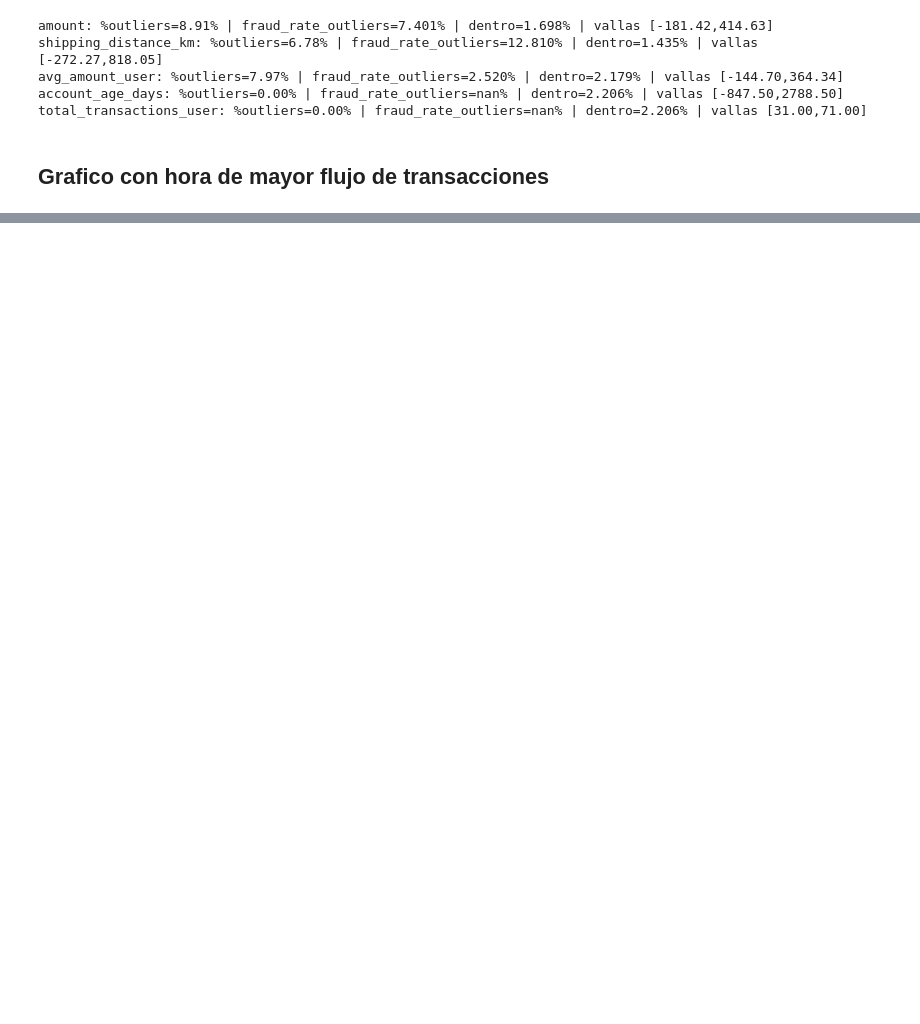
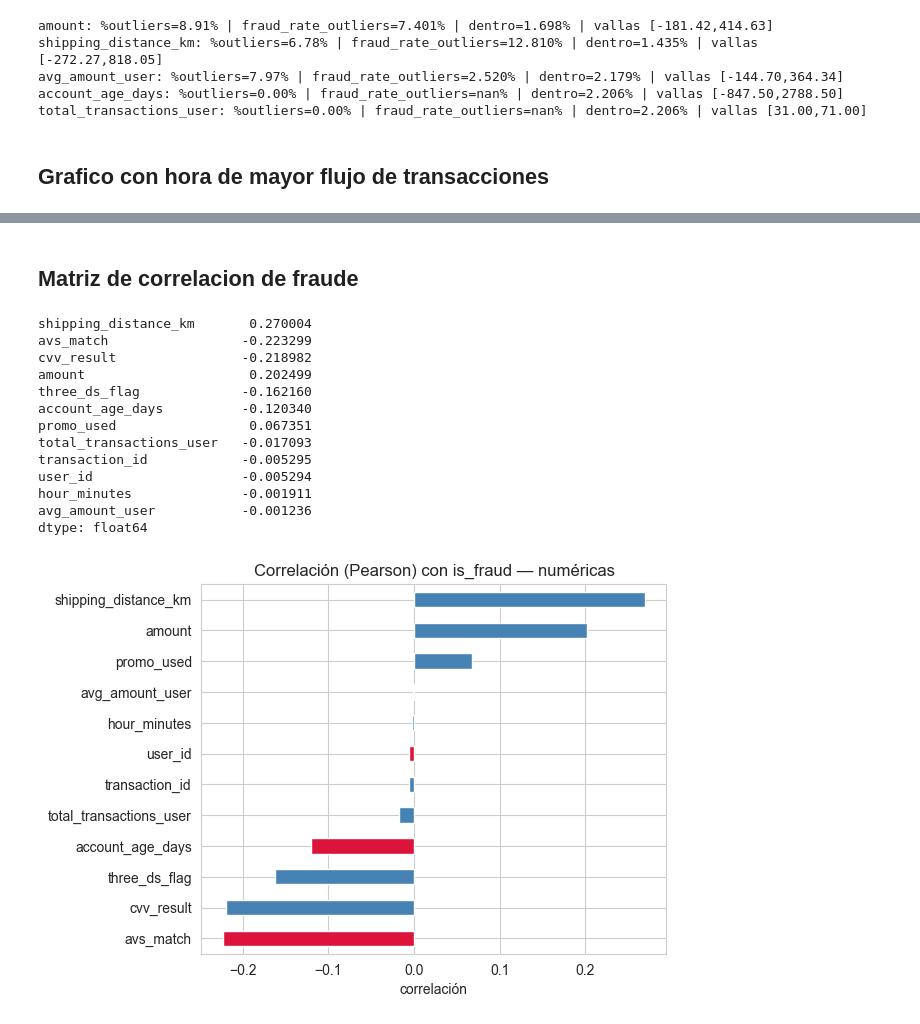
Before and after one commit to DavidRC-Ing/Ecomerce-Fraud-Detection, a Jupyter notebook: Project_fraud_Detection.ipynb, the cells around one changed output, grey strips where cells are left out. Drawn from its saved outputs; the diff is of its cells as text; code cells hidden in the pictures; blank space fills up the shorter version.

```diff
--- a/Project_fraud_Detection.ipynb
+++ b/Project_fraud_Detection.ipynb
@@ -402,0 +398,34 @@ plt.show()
+# %% [markdown]
+## Matriz de correlacion de fraude
+# %%
+num_cols = data.select_dtypes(include='number').columns.drop('is_fraud', errors='ignore')
+
+# Correlación Pearson con is_fraud y ordenamos por valor absoluto
+corr_num = data[num_cols].corrwith(data['is_fraud']).sort_values(key=lambda s: s.abs(), ascending=False)
+
+# Vista rápida (top 20)
+print(corr_num.head(20))
+
+# Gráfico simple (top 15)
+top = corr_num.head(15)
+colors = ['crimson' if v > 0 else 'steelblue' for v in top]
+plt.figure(figsize=(6, 0.4*len(top)))
+top.sort_values().plot(kind='barh', color=colors)
+plt.title('Correlación (Pearson) con is_fraud — numéricas')
+plt.xlabel('correlación')
+plt.show()
+# %% [output]
+shipping_distance_km       0.270004
+avs_match                 -0.223299
+cvv_result                -0.218982
+amount                     0.202499
+three_ds_flag             -0.162160
+account_age_days          -0.120340
+promo_used                 0.067351
+total_transactions_user   -0.017093
+transaction_id            -0.005295
+user_id                   -0.005294
+hour_minutes              -0.001911
+avg_amount_user           -0.001236
+dtype: float64
+[figure, added]
```
Also changed, not shown: parts of 7 cells of this notebook.
